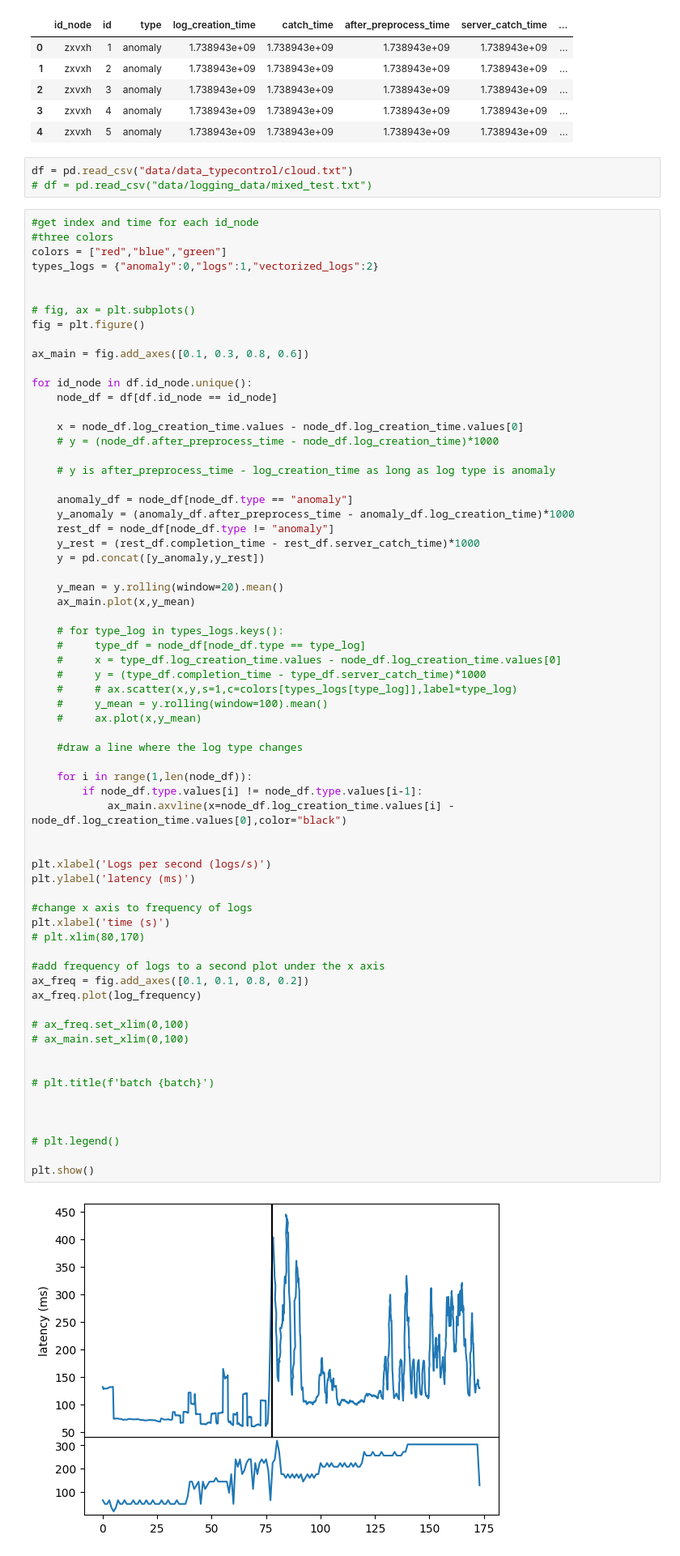
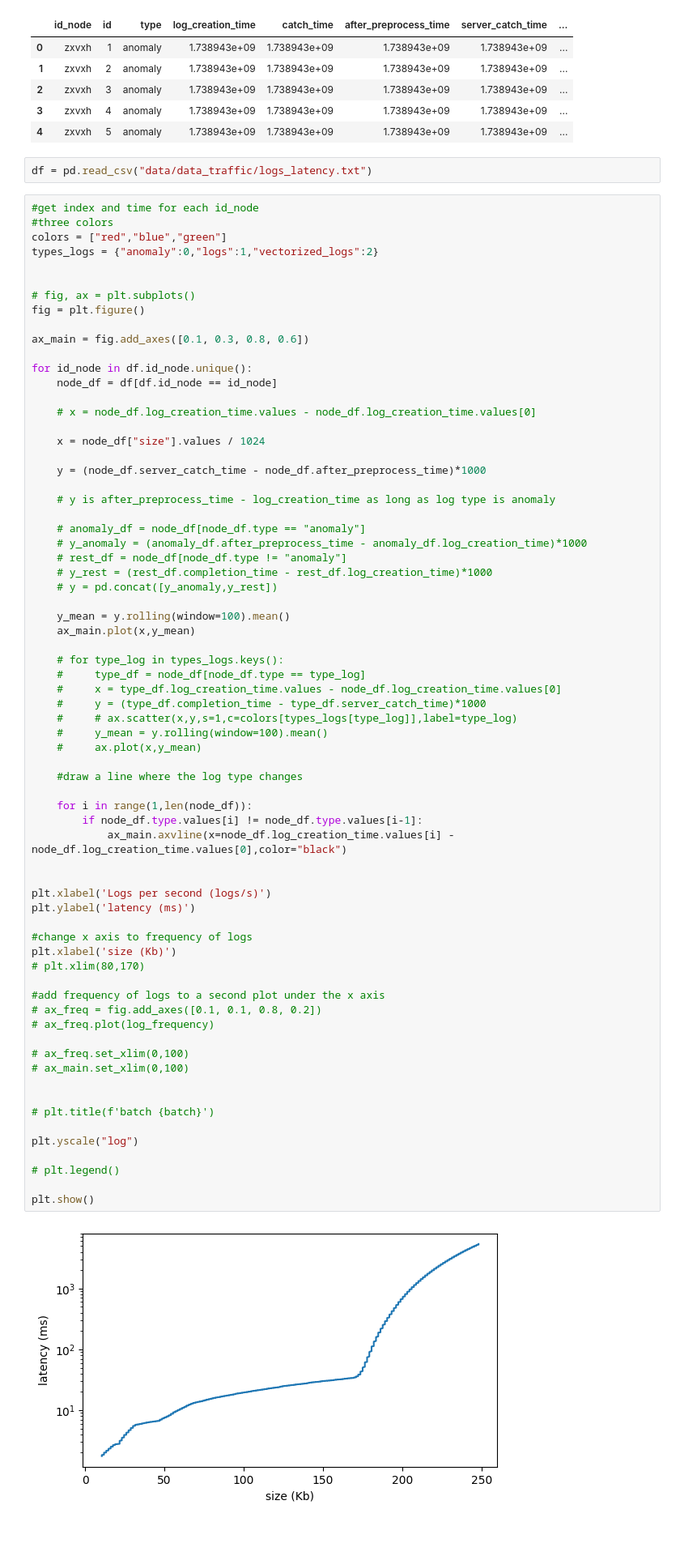
Before and after one commit to Lucaserf/ObsProject, a Jupyter notebook: data/data_visualization.ipynb, the cells around one changed output. Shown at 81% size. Drawn from its saved outputs; the diff is of its cells as text; blank space fills up the shorter version.

Commit message:
figures

```diff
--- a/data/data_visualization.ipynb
+++ b/data/data_visualization.ipynb
@@ -206,8 +232,7 @@ df.head()
 | 3 | zxvxh | 4 | anomaly | 1.738943e+09 | 1.738943e+09 | 1.738943e+09 | 1.738943e+09 | ... |
 | 4 | zxvxh | 5 | anomaly | 1.738943e+09 | 1.738943e+09 | 1.738943e+09 | 1.738943e+09 | ... |
 # %%
-df = pd.read_csv("data/data_typecontrol/cloud.txt")
-# df = pd.read_csv("data/logging_data/mixed_test.txt")
+df = pd.read_csv("data/data_traffic/logs_latency.txt")
 # %%
 #get index and time for each id_node
 #three colors
@@ -223,18 +248,21 @@ ax_main = fig.add_axes([0.1, 0.3, 0.8, 0.6])
 for id_node in df.id_node.unique():
     node_df = df[df.id_node == id_node]
 
-    x = node_df.log_creation_time.values - node_df.log_creation_time.values[0]
-    # y = (node_df.after_preprocess_time - node_df.log_creation_time)*1000
+    # x = node_df.log_creation_time.values - node_df.log_creation_time.values[0]
+
+    x = node_df["size"].values / 1024
+
+    y = (node_df.server_catch_time - node_df.after_preprocess_time)*1000
 
     # y is after_preprocess_time - log_creation_time as long as log type is anomaly
 
-    anomaly_df = node_df[node_df.type == "anomaly"]
-    y_anomaly = (anomaly_df.after_preprocess_time - anomaly_df.log_creation_time)*1000
-    rest_df = node_df[node_df.type != "anomaly"]
-    y_rest = (rest_df.completion_time - rest_df.server_catch_time)*1000
-    y = pd.concat([y_anomaly,y_rest])
+    # anomaly_df = node_df[node_df.type == "anomaly"]
+    # y_anomaly = (anomaly_df.after_preprocess_time - anomaly_df.log_creation_time)*1000
+    # rest_df = node_df[node_df.type != "anomaly"]
+    # y_rest = (rest_df.completion_time - rest_df.log_creation_time)*1000
+    # y = pd.concat([y_anomaly,y_rest])
 
-    y_mean = y.rolling(window=20).mean()
+    y_mean = y.rolling(window=100).mean()
     ax_main.plot(x,y_mean)
 
     # for type_log in types_logs.keys():
@@ -244,35 +272,35 @@ for id_node in df.id_node.unique():
     #     # ax.scatter(x,y,s=1,c=colors[types_logs[type_log]],label=type_log)
     #     y_mean = y.rolling(window=100).mean()
     #     ax.plot(x,y_mean)
 
     #draw a line where the log type changes
 
     for i in range(1,len(node_df)):
         if node_df.type.values[i] != node_df.type.values[i-1]:
             ax_main.axvline(x=node_df.log_creation_time.values[i] - node_df.log_creation_time.values[0],color="black")
 
 
 plt.xlabel('Logs per second (logs/s)')
 plt.ylabel('latency (ms)')
 
 #change x axis to frequency of logs
-plt.xlabel('time (s)')
+plt.xlabel('size (Kb)')
 # plt.xlim(80,170)
 
 #add frequency of logs to a second plot under the x axis
-ax_freq = fig.add_axes([0.1, 0.1, 0.8, 0.2])
-ax_freq.plot(log_frequency)
+# ax_freq = fig.add_axes([0.1, 0.1, 0.8, 0.2])
+# ax_freq.plot(log_frequency)
 
 # ax_freq.set_xlim(0,100)
 # ax_main.set_xlim(0,100)
 
 
 # plt.title(f'batch {batch}')
 
-
+plt.yscale("log")
 
 # plt.legend()
 
 plt.show()
 # %% [output]
-[figure, old version]
+[figure, new version]
```
Also changed, not shown: parts of 11 cells of this notebook, 17 other files.
